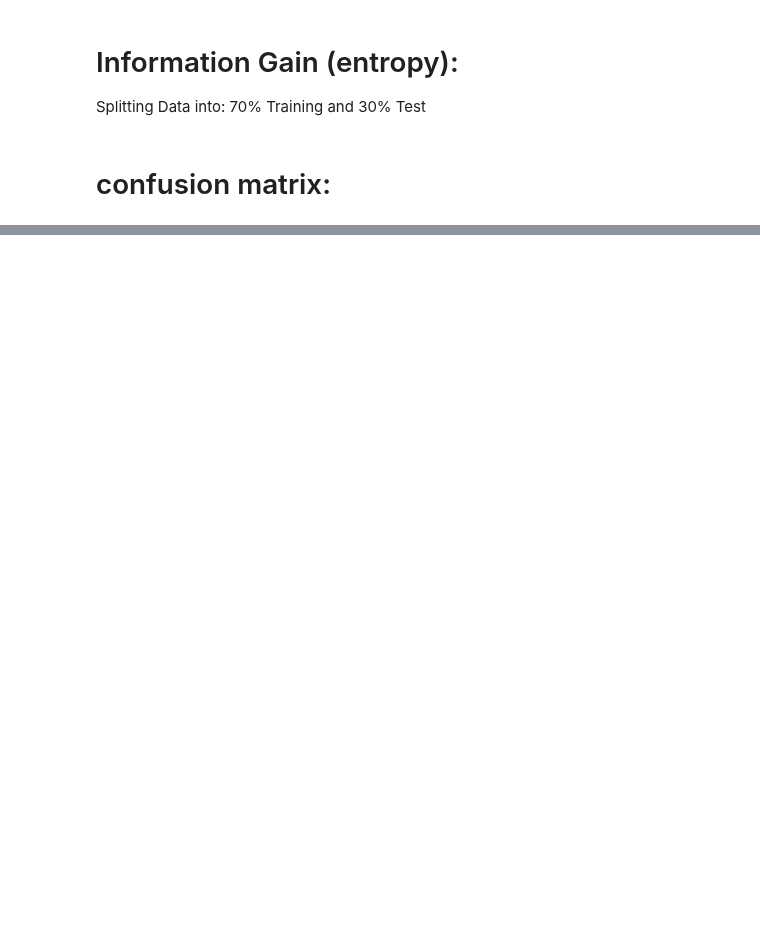
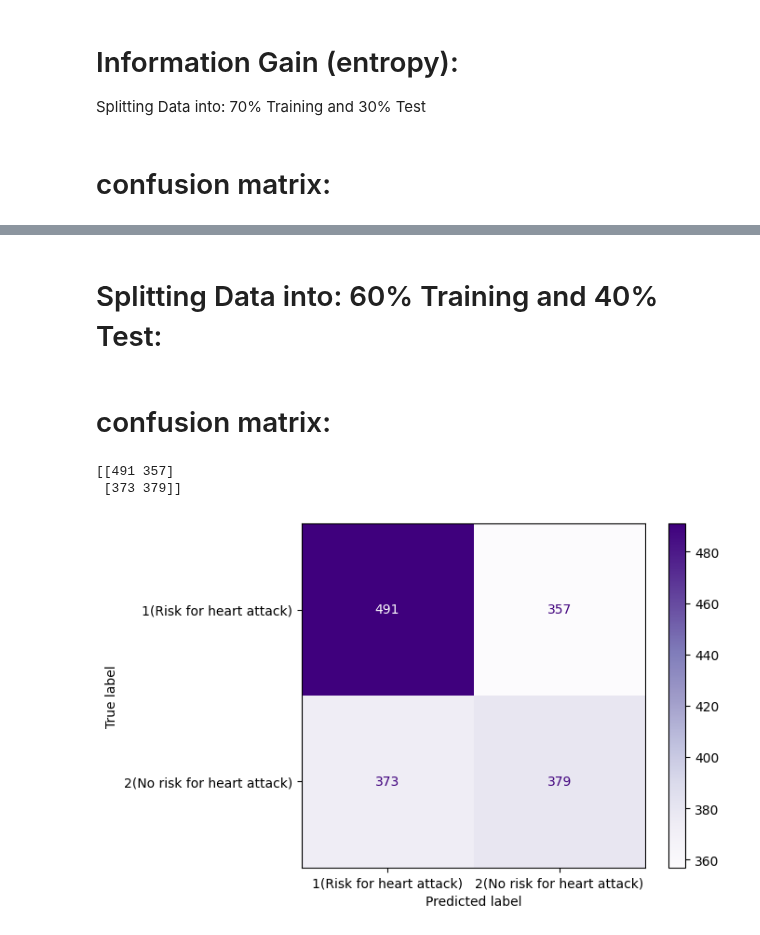
Before and after one commit to FajerAlamro/IT326-Project, a Jupyter notebook: Untitled6.ipynb, the cells around one changed output, grey strips where cells are left out. Drawn from its saved outputs; the diff is of its cells as text; code cells hidden in the pictures; blank space fills up the shorter version.

```diff
--- a/Untitled6.ipynb
+++ b/Untitled6.ipynb
@@ -31,0 +148,26 @@ print(cm)
+# %% [markdown]
+# Splitting Data into: 60% Training and 40% Test:
+# %%
+X_train, X_test, y_train, y_test = train_test_split(X, y, test_size=0.4, random_state=1)
+
+clf2 = DecisionTreeClassifier(criterion='entropy')
+
+clf2 = clf2. fit (X_train, y_train)
+
+y_pred_entropy2 = clf2.predict (X_test)
+# %% [markdown]
+# confusion matrix:
+# %%
+# Compute and print the confusion matrix
+cm = confusion_matrix(y_test, y_pred_entropy2)
+print(cm)
+
+class_labels = {1: '1(Risk for heart attack)', 2: '2(No risk for heart attack)'}
+disp = ConfusionMatrixDisplay(confusion_matrix=cm, display_labels=[class_labels[1], class_labels[2]])
+
+disp.plot(cmap=plt.cm.Purples)
+plt.show()
+# %% [output]
+[[491 357]
+ [373 379]]
+[figure, added]
```
Also changed, not shown: parts of 15 cells of this notebook.
